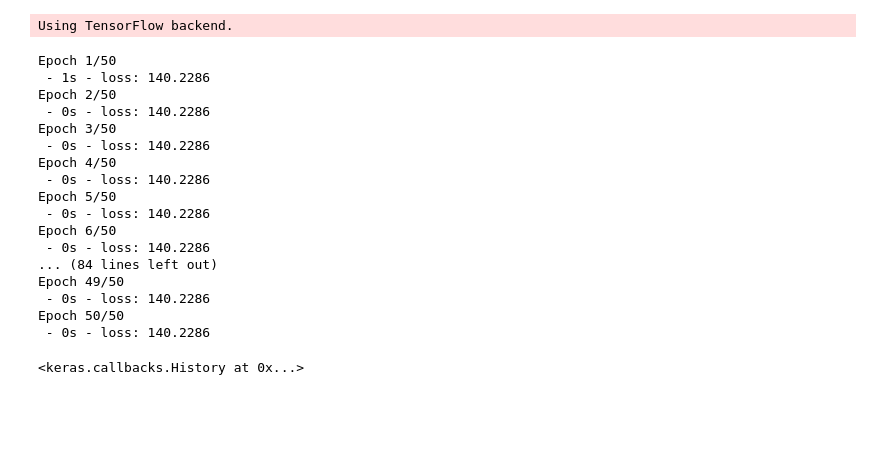
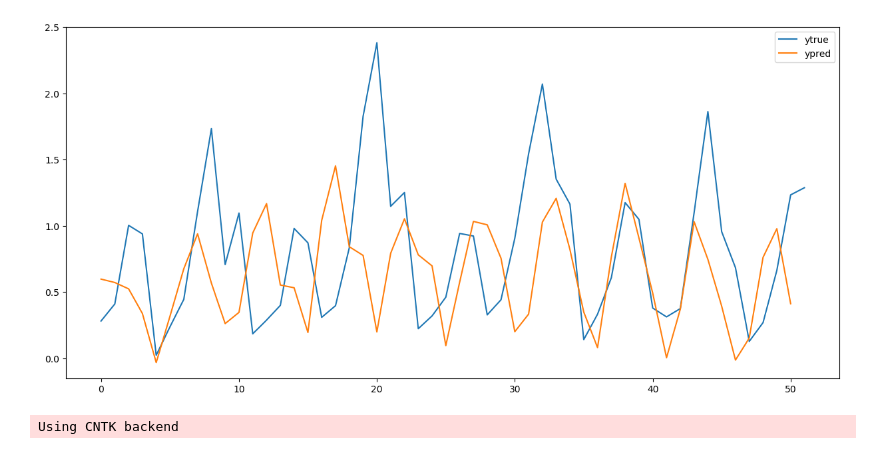
Before and after one commit to felaco/fortacryp-data-collector, a Jupyter notebook: test.ipynb, the cells around one changed output. Cells and saved outputs as stored; diff of their text form; code cells hidden in the pictures; blank space fills up the shorter version.

```diff
--- a/test.ipynb
+++ b/test.ipynb
@@ -19,0 +43,15 @@ svm.score(x_test, ytest)
+# %%
+def eval_model(model, last_observation, times=1):
+    y_pred_list = []
+    x = last_observation
+    def predict(model, val, list):
+        y = model.predict(val.reshape([1,-1]))
+        list.append(y)
+
+    predict(model, x, y_pred_list)
+    for i in range(times):
+        # si el ultimo valor es 5; el vector x con valores [1,2,3,4] se convierte en [5,1,2,3]
+        x = np.append(y_pred_list[-1], x[:-1])
+        predict(model, x, y_pred_list)
+
+    return np.array(y_pred_list)
@@ -30,31 +79,27 @@ plt.show()
+# %%
+ypred = eval_model(svm, xtest.iloc[0], 50)
+fig, ax = plt.subplots(1, figsize=(15,7), dpi=100)
+plt.plot(ytest.values, label='ytrue')
+plt.plot(ypred, label='ypred')
+plt.legend()
+plt.show()
+# %% [output]
+[figure, added]
 # %%
 from keras.models import Sequential
 from keras.layers import Dense
+from keras.optimizers import *
 
+np.random.seed(7)
 model = Sequential()
-model.add(Dense(units=64, activation='relu', input_dim=1))
-model.add(Dense(units=1, activation='relu'))
+model.add(Dense(units=16, activation='tanh', input_dim=lag))
+model.add(Dense(units=1, activation='linear'))
+#opt = SGD(lr=0.01, momentum=0.2, decay=0.01)
+opt = Adam(lr=0.01, decay=0.01)
 model.compile(loss='mse',
-              optimizer='sgd')
+              optimizer=opt)
 
-model.fit(xtrain, ytrain, epochs=50, batch_size=32, verbose=0)
+model.fit(xtrain, ytrain, epochs=100, batch_size=64, verbose=0, shuffle=False);
+ypred = model.predict(xtest)
 # %% [output]
-Using TensorFlow backend.
+Using CNTK backend
-Epoch 1/50
- - 1s - loss: 140.2286
-Epoch 2/50
- - 0s - loss: 140.2286
-Epoch 3/50
- - 0s - loss: 140.2286
-Epoch 4/50
- - 0s - loss: 140.2286
-Epoch 5/50
- - 0s - loss: 140.2286
-Epoch 6/50
- - 0s - loss: 140.2286
-... (84 lines left out)
-Epoch 49/50
- - 0s - loss: 140.2286
-Epoch 50/50
- - 0s - loss: 140.2286
-<keras.callbacks.History at 0x...>
```
Also changed, not shown: parts of 12 cells of this notebook, 10 other files.
